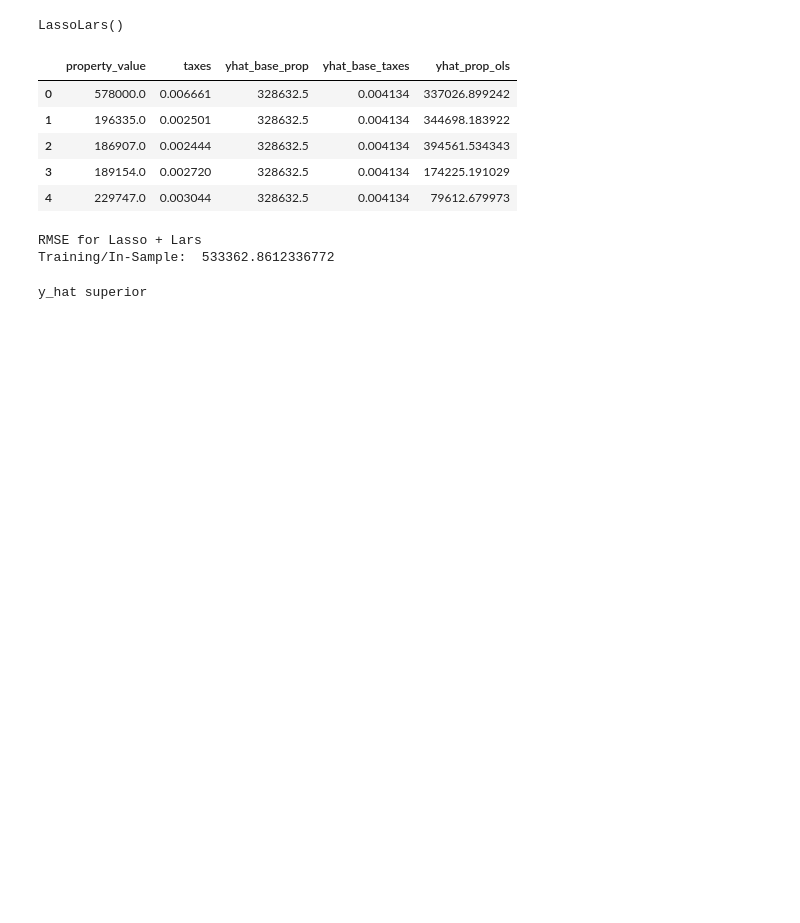
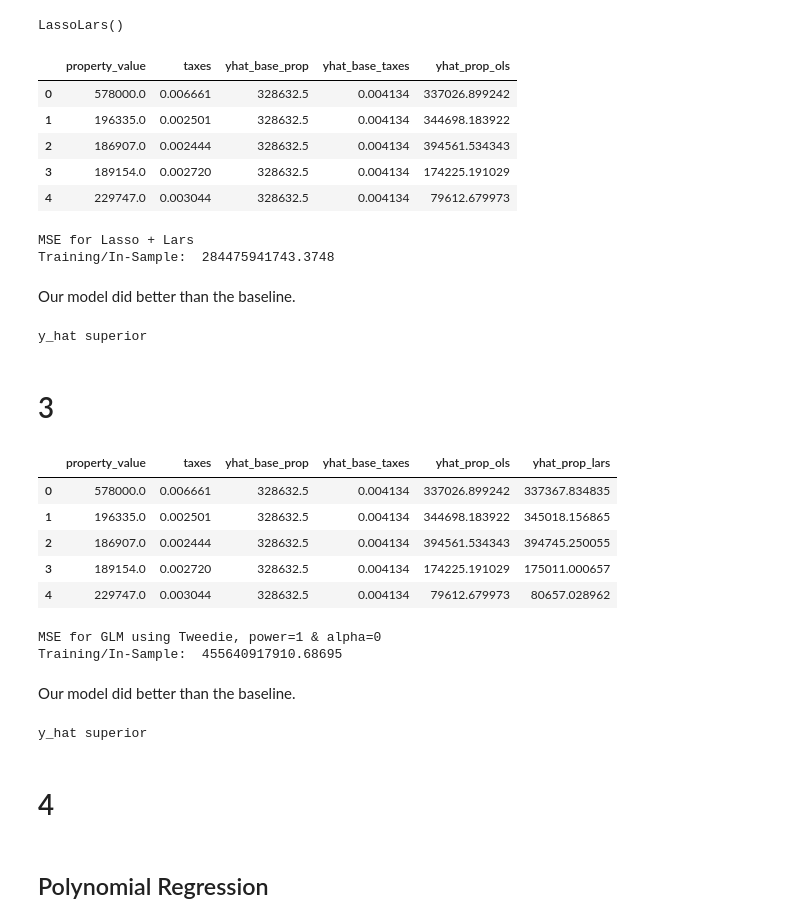
Before and after one commit to hinzle/regression-project, a Jupyter notebook: model.ipynb, the cells around one changed output. Cells and saved outputs as stored; diff of their text form; code cells hidden in the pictures; blank space fills up the shorter version.

```diff
--- a/model.ipynb
+++ b/model.ipynb
@@ -10,7 +10,7 @@ warnings.filterwarnings('ignore')
 # %% [markdown]
 # Wrangle Zillow
 # %%
-df=wrangle_zillow()
+zillow=wrangle_zillow()
 
 # df = [train_scaled, validate_scaled, test_scaled]
 # %% [output]
@@ -27,6 +27,6 @@ df[0].head()
 # %%
 ys=['property_value','taxes']
 # %%
-trunk=model.ml_data(df[0],df[1],df[2],target=ys)
+trunk=model.ml_data(zillow[0],zillow[1],zillow[2],target=ys)
 
 #trunk = [X_train, y_train, X_validate, y_validate, X_test, y_test]
@@ -211,7 +216,9 @@ rmse_validate = mean_squared_error(y_validate.G3, y_validate.G3_pred_lars)**(1/2
 # %%
 
-print("RMSE for Lasso + Lars\nTraining/In-Sample: ", rmse_train)
+print("MSE for Lasso + Lars\nTraining/In-Sample: ", mse_lars_train)
 # %% [output]
-RMSE for Lasso + Lars
-Training/In-Sample:  533362.8612336772
+MSE for Lasso + Lars
+Training/In-Sample:  284475941743.3748
+# %% [markdown]
+Our model did better than the baseline.
 # %%
@@ -221,3 +228,46 @@ else:
 	print("yhat_baseline superior")
 # %% [output]
 y_hat superior
+# %% [markdown]
+# 3
+# %%
+y_train.head()
+# %% [output]
+|  | property_value | taxes | yhat_base_prop | yhat_base_taxes | yhat_prop_ols | yhat_prop_lars |
+| 0 | 578000.0 | 0.006661 | 328632.5 | 0.004134 | 337026.899242 | 337367.834835 |
+| 1 | 196335.0 | 0.002501 | 328632.5 | 0.004134 | 344698.183922 | 345018.156865 |
+| 2 | 186907.0 | 0.002444 | 328632.5 | 0.004134 | 394561.534343 | 394745.250055 |
+| 3 | 189154.0 | 0.002720 | 328632.5 | 0.004134 | 174225.191029 | 175011.000657 |
+| 4 | 229747.0 | 0.003044 | 328632.5 | 0.004134 | 79612.679973 | 80657.028962 |
+# %%
+# create the model object
+glm = TweedieRegressor(power=1, alpha=0)
+
+# fit the model to our training data. We must specify the column in y_train,
+# since we have converted it to a dataframe from a series!
+glm.fit(X_train, y_train.property_value)
+
+# predict train
+y_train['yhat_prop_glm'] = glm.predict(X_train)
+
+# evaluate: mse
+mse_glm_train = mean_squared_error(y_train.property_value, y_train.yhat_prop_glm)
+
+
+print("MSE for GLM using Tweedie, power=1 & alpha=0\nTraining/In-Sample: ", mse_glm_train)
+# %% [output]
+MSE for GLM using Tweedie, power=1 & alpha=0
+Training/In-Sample:  455640917910.68695
+# %% [markdown]
+Our model did better than the baseline.
+# %%
+if mse_glm_train-MSE2_baseline<0:
+	print("y_hat superior")
+else:
+	print("yhat_baseline superior")
+# %% [output]
+y_hat superior
+# %% [markdown]
+# 4
+# %% [markdown]
+## Polynomial Regression
```
Also changed, not shown: parts of 21 cells of this notebook, 3 other files.
